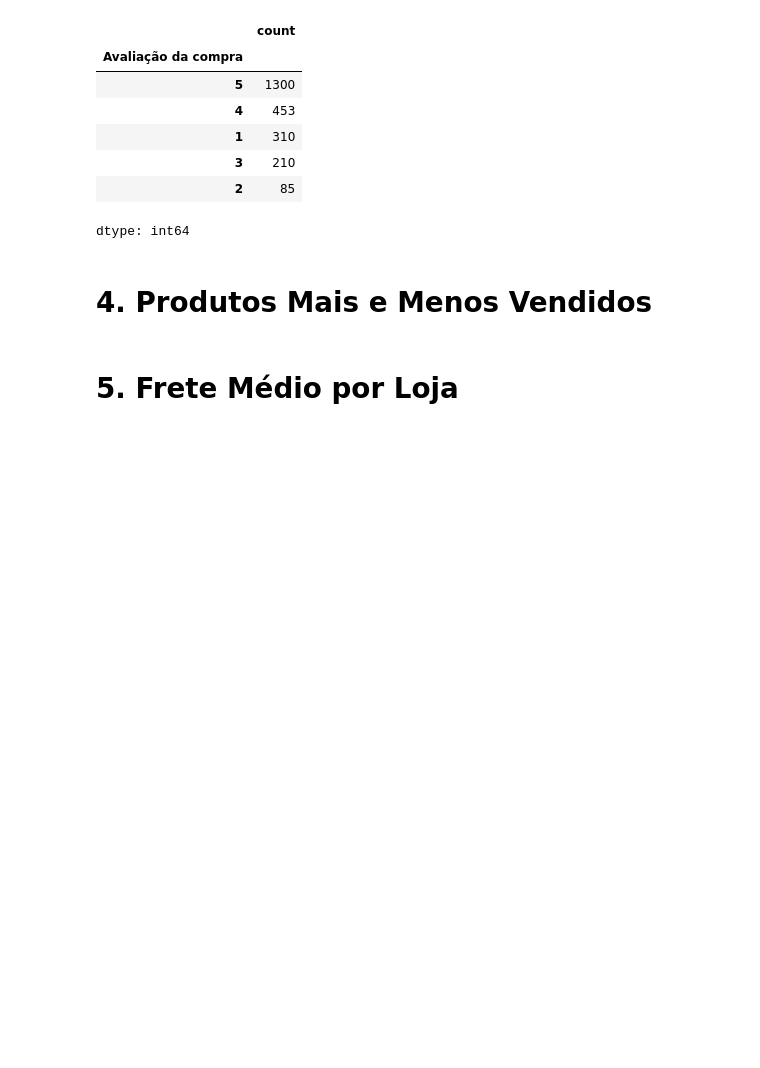
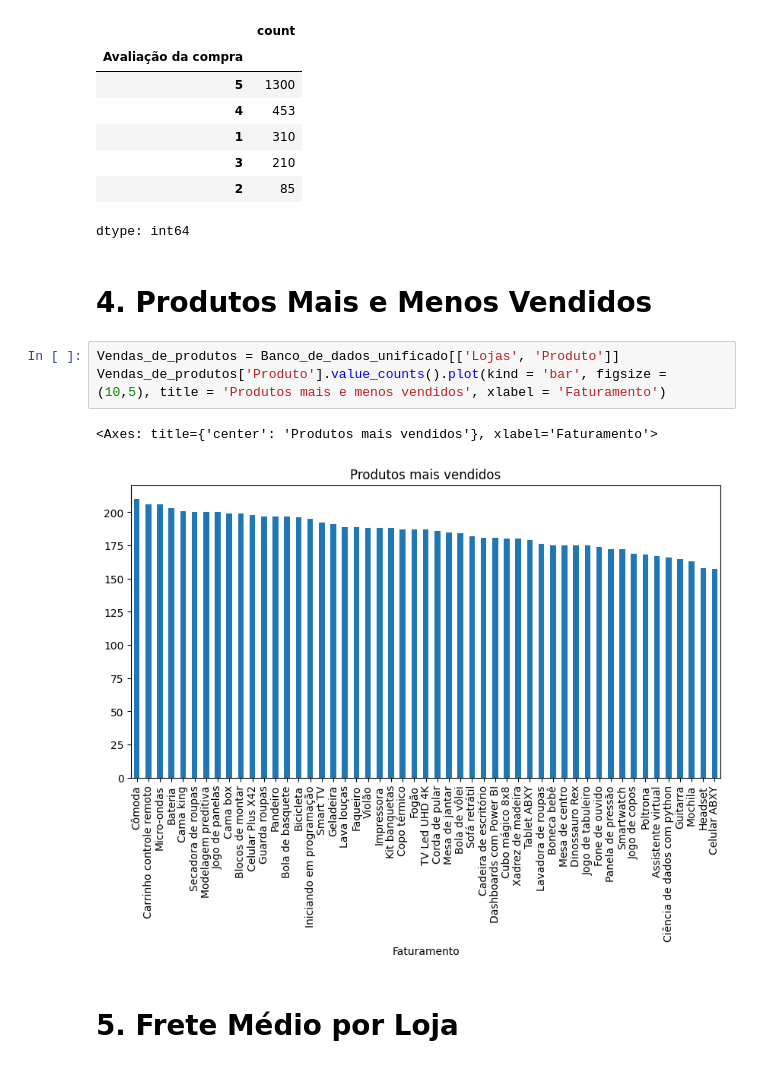
Before and after one commit to fggrava/Challenge_ONE_Data_Science_Alura_Store, a Jupyter notebook: AluraStoreBr.ipynb, the cells around one changed output. Saved outputs shown, nothing was run; the diff lists cells and outputs as text; blank space fills up the shorter version.

```diff
--- a/AluraStoreBr.ipynb
+++ b/AluraStoreBr.ipynb
@@ -191,5 +191,11 @@ loja4 ['Avaliação da compra'].value_counts()
 dtype: int64
 # %% [markdown]
 # 4. Produtos Mais e Menos Vendidos
+# %%
+Vendas_de_produtos = Banco_de_dados_unificado[['Lojas', 'Produto']]
+Vendas_de_produtos['Produto'].value_counts().plot(kind = 'bar', figsize = (10,5), title = 'Produtos mais e menos vendidos', xlabel = 'Faturamento')
+# %% [output]
+<Axes: title={'center': 'Produtos mais vendidos'}, xlabel='Faturamento'>
+[figure, added]
 # %% [markdown]
 # 5. Frete Médio por Loja
```
Also changed, not shown: parts of 2 cells of this notebook.
